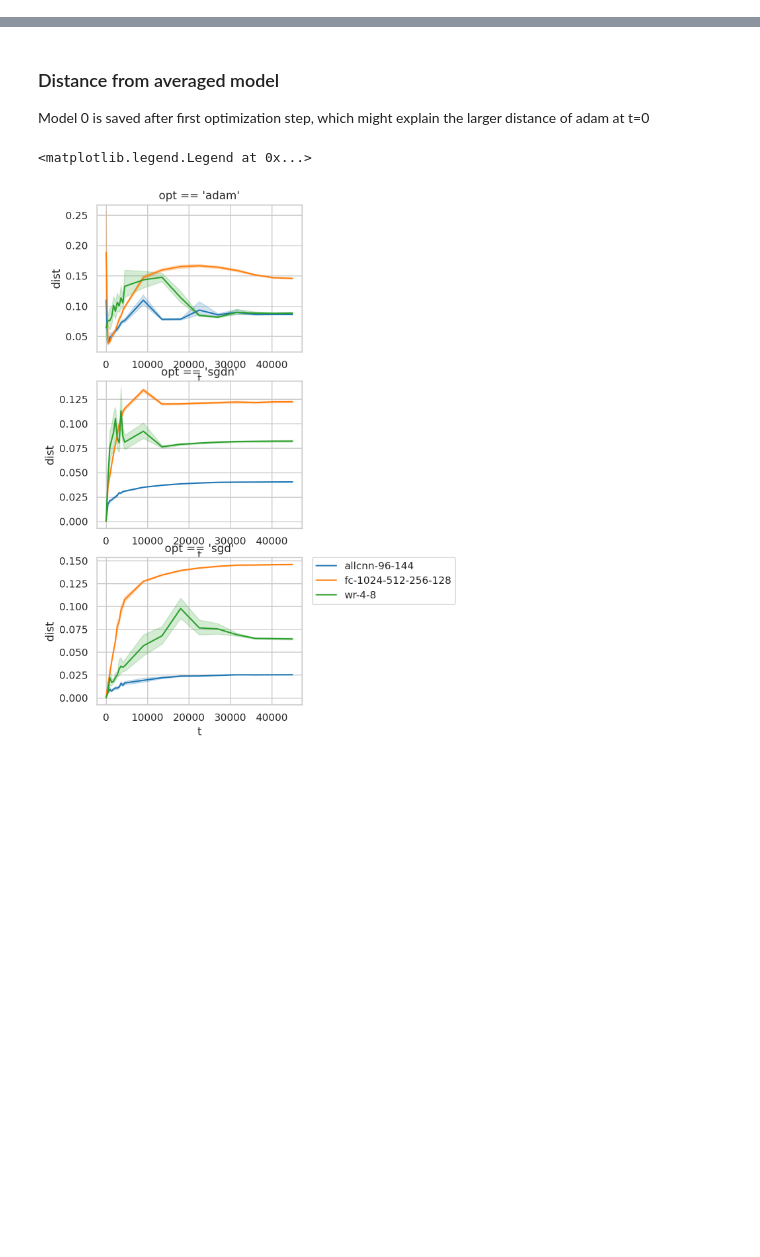
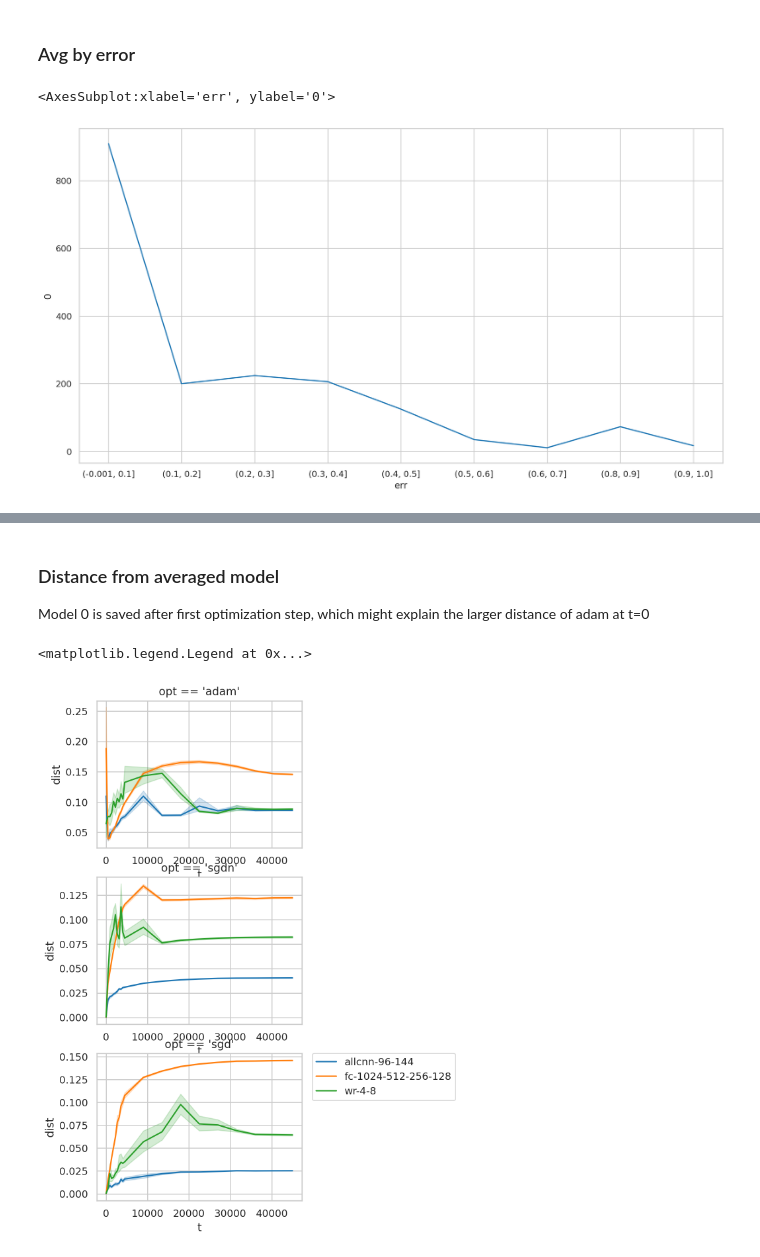
Before and after one commit to grasp-lyrl/low-dimensional-deepnets, a Jupyter notebook: avg_models.ipynb, the cells around one changed output, grey strips where cells are left out. Drawn from its saved outputs; the diff is of its cells as text; code cells hidden in the pictures; blank space fills up the shorter version.

```diff
--- a/avg_models.ipynb
+++ b/avg_models.ipynb
@@ -17,7 +17,7 @@ sns.set_style('whitegrid')
 sns.set_context('notebook')
 
 plt.rcParams['figure.figsize'] = [8, 6]
-plt.rcParams['figure.dpi'] = 200
+plt.rcParams['figure.dpi'] = 80
 
 %load_ext autoreload
 %autoreload 2
@@ -90,7 +94,7 @@ def avg_model(d, groupby=['m', 't'], probs=False, avg=None, get_err=True, comput
 # %%
 loc = 'results/models/new'
 # d = pd.read_pickle(os.path.join(loc, "avg_models.pkl"))
-d = load_d(loc, cond={'bs':200, 'aug':True, 'wd':0.0})
+d = load_d(loc, cond={'bs':200, 'aug':True, 'wd':0.0, 'bn':True}, avg_err=True)
 d_ = drop_untrained(d, 0.01, False).reset_index()
 del d
 # %% [output]
@@ -143,3 +126,18 @@ tmap = {i:t for (i, t) in enumerate(ts)}
 d_['t'] = d_['t'].map(tmap)
 dists['t'] = dists['t'].map(tmap)
 avg['t'] = avg['t'].map(tmap)
+# %% [markdown]
+### Avg by error
+# %%
+d_["err"] = pd.cut(d_["err"], np.arange(0, 1.1, 0.1), include_lowest=True).astype(str)
+groupby = ['m', 'opt', 'err']
+bdist = lambda x1, x2: -th.log(th.bmm(th.sqrt(x1), th.sqrt(x2).transpose(1, 2)))
+avg, dists = avg_model(d_, groupby=groupby, probs=False, get_err=False,
+                       compute_distance=True, distf=bdist, dev='cuda')
+# %%
+plt.figure(figsize = (15,8))
+temp = pd.DataFrame(d_.groupby('err').size())
+sns.lineplot(data=temp, x='err', y=0)
+# %% [output]
+<AxesSubplot:xlabel='err', ylabel='0'>
+[figure, added]
```
Also changed, not shown: parts of 29 cells of this notebook, 2 other files.
